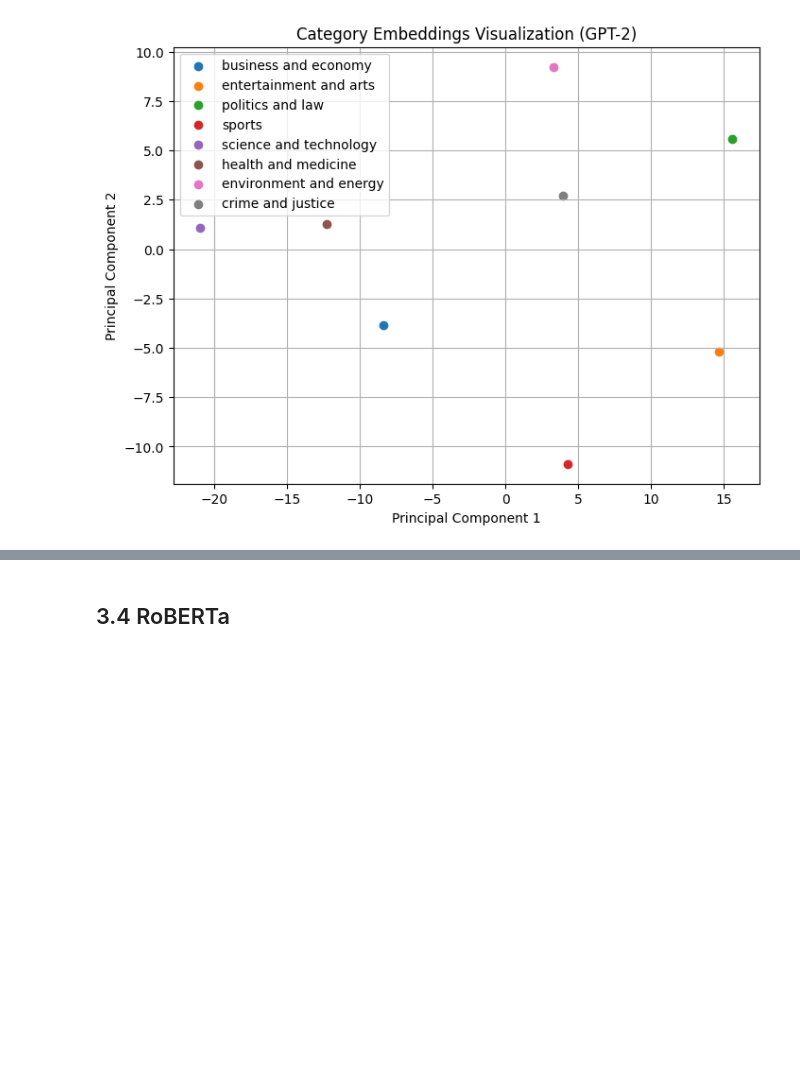
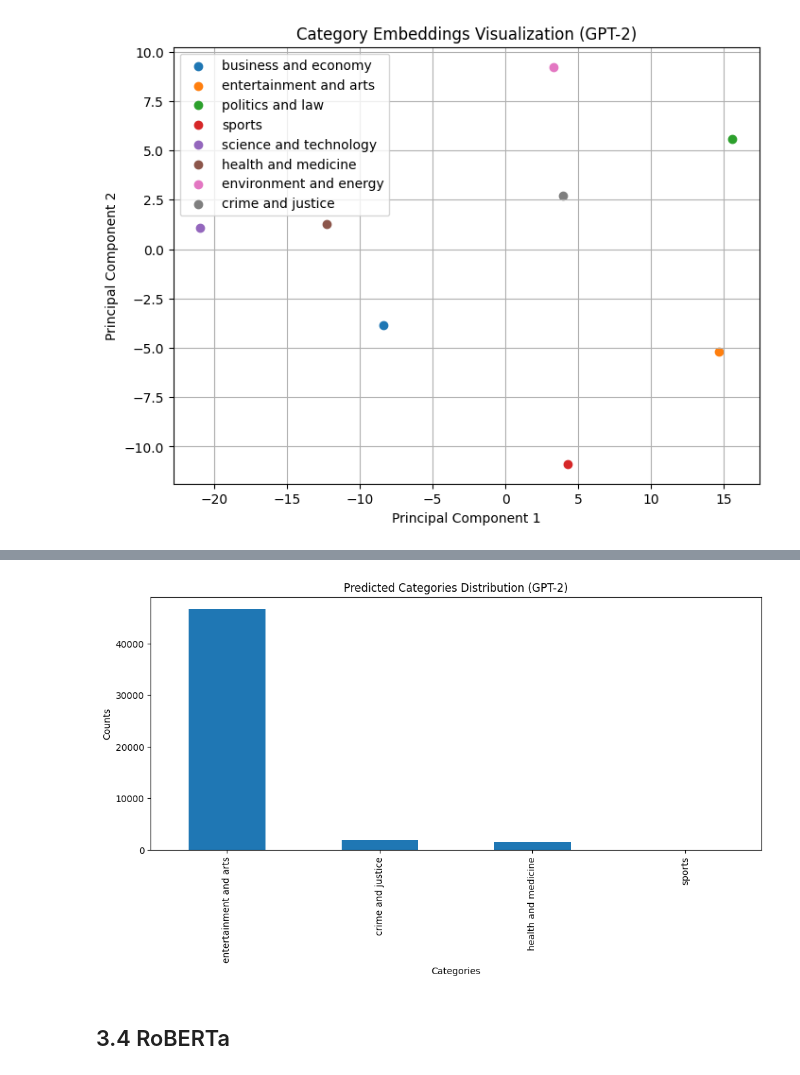
Before and after one commit to zoezhousy/Kaggle_A_Million_News_Headlines, a Jupyter notebook: Classification 1.ipynb, the cells around one changed output, grey strips where cells are left out. Saved outputs shown, nothing was run; the diff lists cells and outputs as text; code cells hidden in the pictures; blank space fills up the shorter version.

```diff
--- a/Classification 1.ipynb
+++ b/Classification 1.ipynb
@@ -578,8 +510,10 @@ for i in range(0, len(preprocessed_headlines), batch_size):
 
     batch_embeddings = outputs_headlines.last_hidden_state.mean(dim=1).cpu()
     headline_embeddings.append(batch_embeddings)
+    if (i+batch_size) % 2000 == 0:
+        print(f"Processed {i + batch_size} headlines")
 
-
+print("Finish processing all headlines!")
 headline_embeddings = torch.cat(headline_embeddings)
 
 del inputs_headlines, outputs_headlines
@@ -598,3 +543,13 @@ plt.show()
+# %%
+# bar chart of predicted categories distribution
+plt.figure(figsize=(12, 5))
+plt.title('Predicted Categories Distribution (GPT-2)')
+data['GPT2_pred'].value_counts().plot(kind='bar')
+plt.xlabel('Categories')
+plt.ylabel('Counts')
+plt.show()
+# %% [output]
+[figure, added]
 # %% [markdown]
 ## 3.4 RoBERTa
 # %%
```
Also changed, not shown: parts of 16 cells of this notebook, 1 other file.
